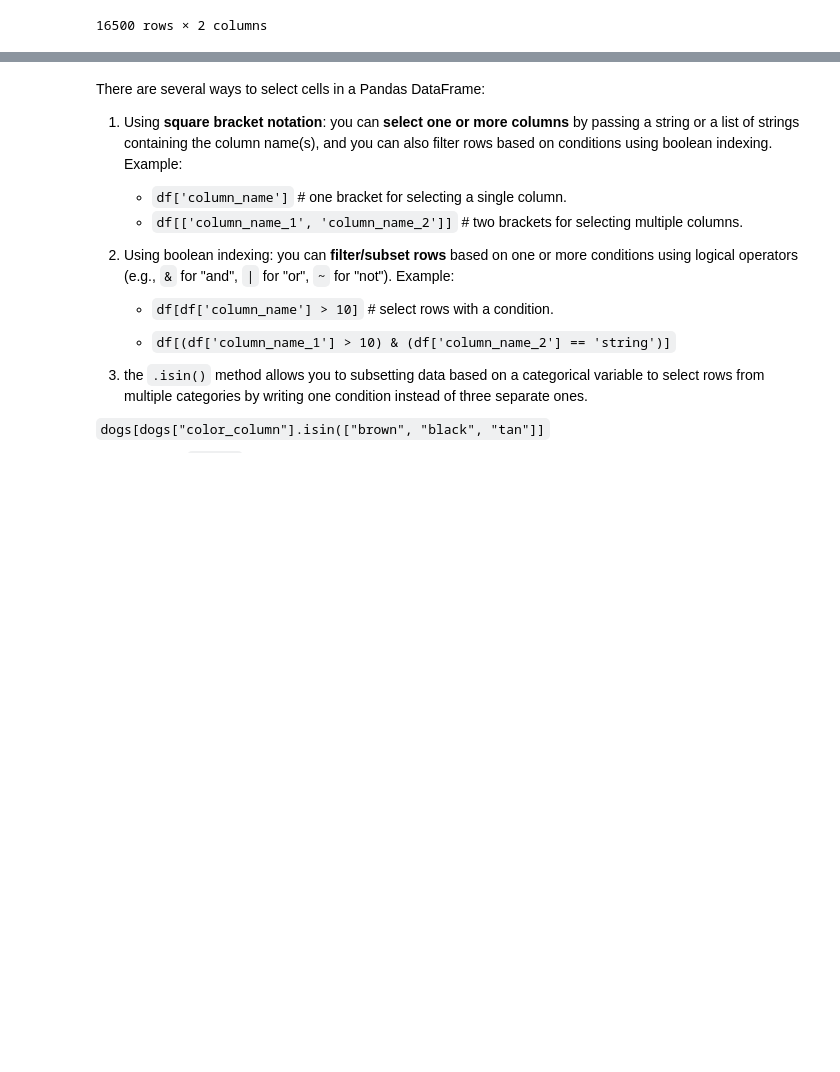
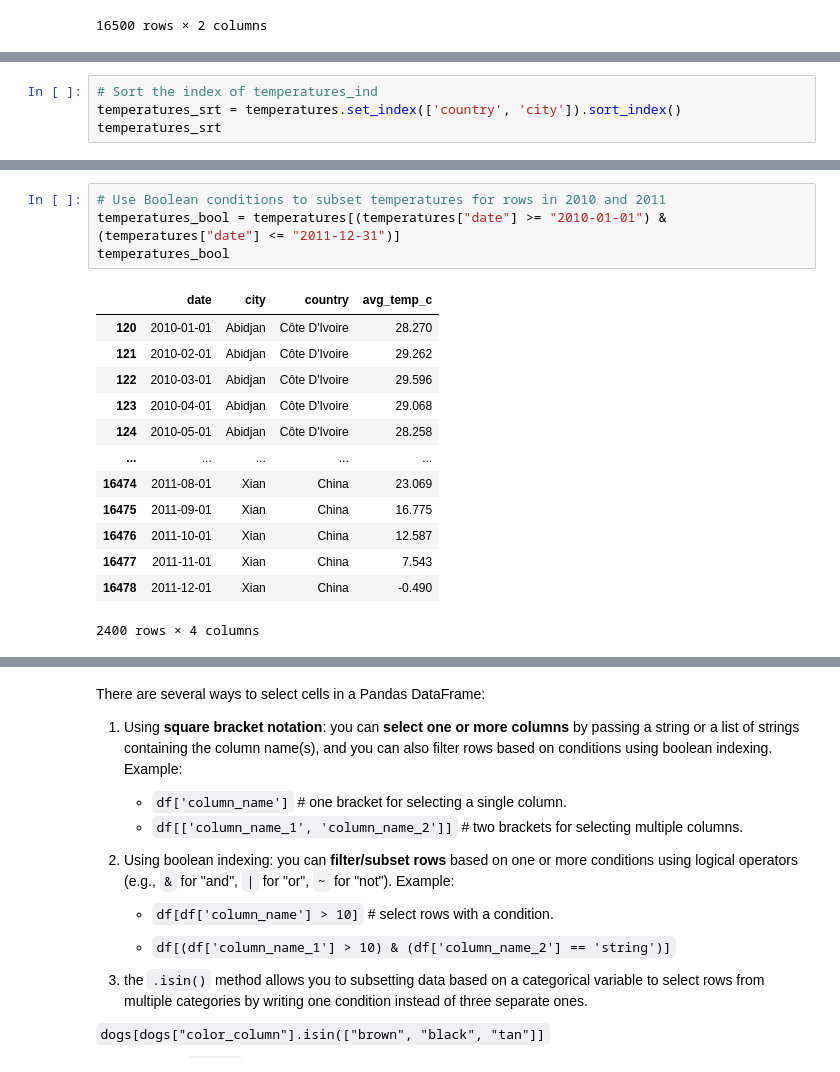
Before and after one commit to ia234/Python_23, a Jupyter notebook: Python_Cheat_Sheet_2023.ipynb, the cells around one changed output, grey strips where cells are left out. Saved outputs shown, nothing was run; the diff lists cells and outputs as text; blank space fills up the shorter version.

```diff
--- a/Python_Cheat_Sheet_2023.ipynb
+++ b/Python_Cheat_Sheet_2023.ipynb
@@ -1310,0 +1345,4 @@ temperatures_ind.sort_index(level=['country', 'city'], ascending=[True, False])
+# %%
+# Sort the index of temperatures_ind
+temperatures_srt = temperatures.set_index(['country', 'city']).sort_index()
+temperatures_srt
@@ -1310,0 +1508,18 @@ temperatures_ind.sort_index(level=['country', 'city'], ascending=[True, False])
+# %%
+# Use Boolean conditions to subset temperatures for rows in 2010 and 2011
+temperatures_bool = temperatures[(temperatures["date"] >= "2010-01-01") & (temperatures["date"] <= "2011-12-31")]
+temperatures_bool
+# %% [output]
+|  | date | city | country | avg_temp_c |
+| 120 | 2010-01-01 | Abidjan | Côte D'Ivoire | 28.270 |
+| 121 | 2010-02-01 | Abidjan | Côte D'Ivoire | 29.262 |
+| 122 | 2010-03-01 | Abidjan | Côte D'Ivoire | 29.596 |
+| 123 | 2010-04-01 | Abidjan | Côte D'Ivoire | 29.068 |
+| 124 | 2010-05-01 | Abidjan | Côte D'Ivoire | 28.258 |
+| ... | ... | ... | ... | ... |
+| 16474 | 2011-08-01 | Xian | China | 23.069 |
+| 16475 | 2011-09-01 | Xian | China | 16.775 |
+| 16476 | 2011-10-01 | Xian | China | 12.587 |
+| 16477 | 2011-11-01 | Xian | China | 7.543 |
+| 16478 | 2011-12-01 | Xian | China | -0.490 |
+2400 rows × 4 columns
```
Also changed, not shown: parts of 18 cells of this notebook.
